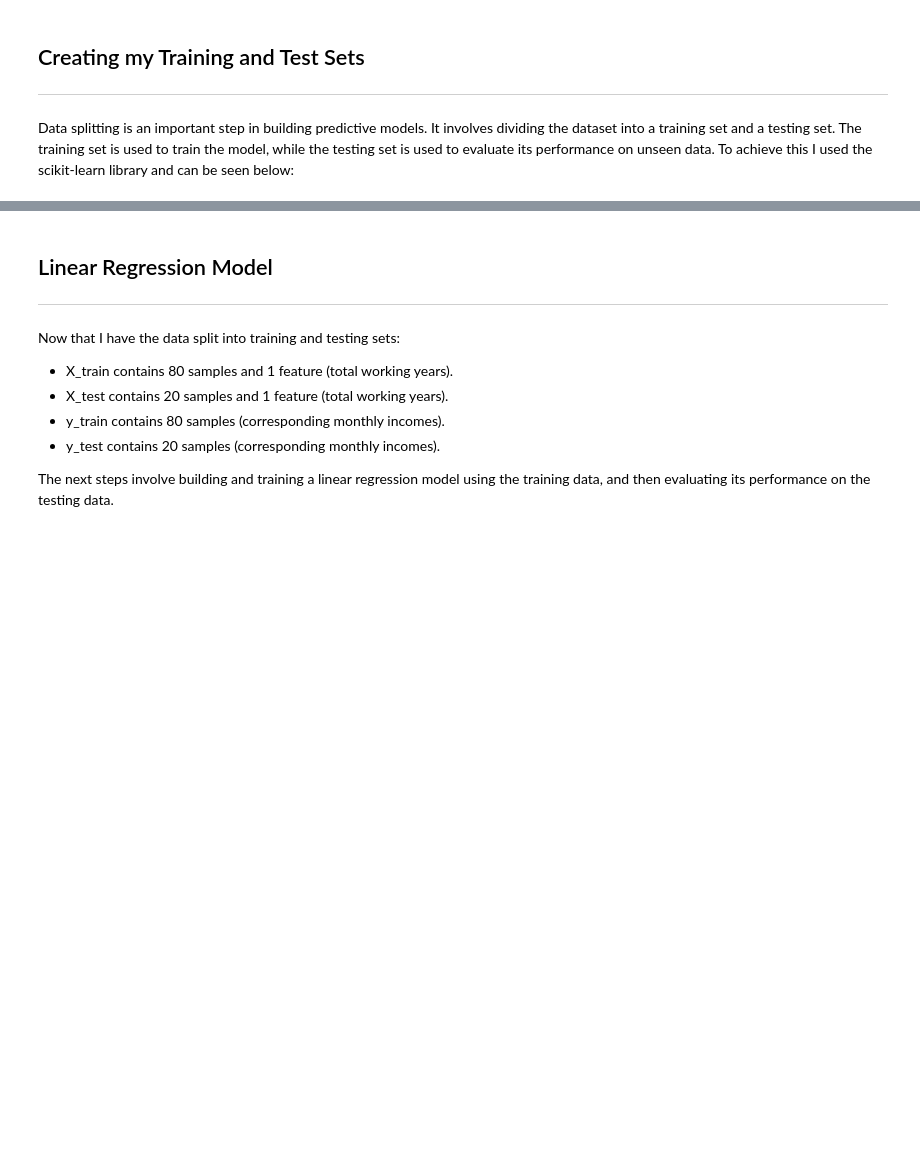
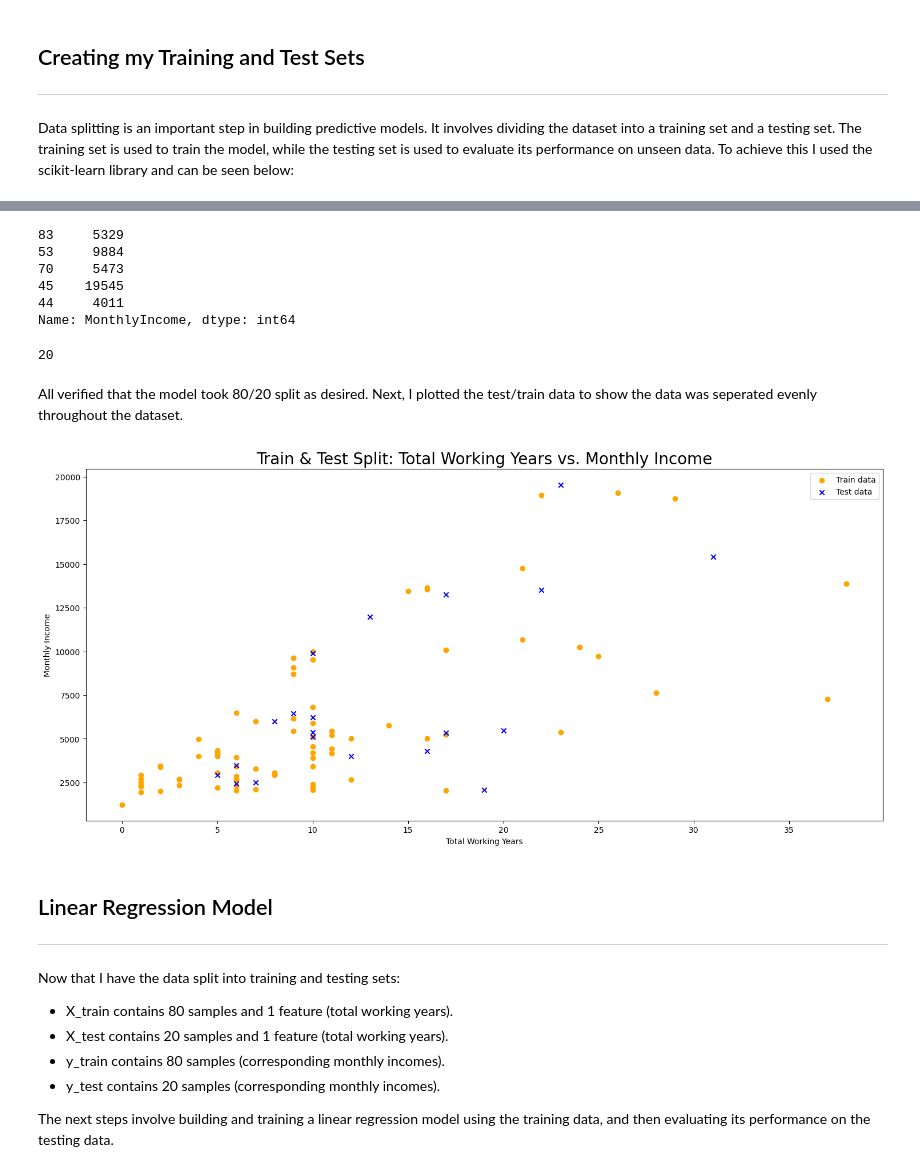
Before and after one commit to Cossie01/Machine-Learning-Stats-Assessment, a Jupyter notebook: Regression.ipynb, the cells around one changed output, grey strips where cells are left out. Drawn from its saved outputs; the diff is of its cells as text; code cells hidden in the pictures; blank space fills up the shorter version.

```diff
--- a/Regression.ipynb
+++ b/Regression.ipynb
@@ -172,15 +173,15 @@ Data splitting is an important step in building predictive models. It involves d
 # %%
 #Creating my training and testing sets
 #X is my independent variable and y is my dependent variable.
-X = new_DF[['TotalWorkingYears']]
+x = new_DF[['TotalWorkingYears']]
 y = new_DF['MonthlyIncome']
 
 #size is 20% of the data is sent to testing and spliting into training and test sets.
-X_train, X_test, y_train, y_test = train_test_split(X, y, test_size=0.2, random_state=42)
+x_train, x_test, y_train, y_test = train_test_split(x, y, test_size=0.2, random_state=42)
 
 #Printing the shapes of the resulting datasets.
-print("X_train shape:", X_train.shape)
-print("X_test shape:", X_test.shape)
+print("x_train shape:", x_train.shape)
+print("x_test shape:", x_test.shape)
 print("y_train shape:", y_train.shape)
 print("y_test shape:", y_test.shape)
 # %% [output]
@@ -191,3 +237,46 @@ y_test shape: (20,)
+# %%
+#Showing some of the test data.
+y_test.head()
+# %% [output]
+83     5329
+53     9884
+70     5473
+45    19545
+44     4011
+Name: MonthlyIncome, dtype: int64
+# %%
+#Checking the size of test data.
+x_test.index.size
+# %% [output]
+20
+# %% [markdown]
+All verified that the model took 80/20 split as desired. Next, I plotted the test/train data to show the data was seperated evenly throughout the dataset.
+# %%
+#Creating the figure & axis
+fig, ax = plt.subplots(figsize=(18, 8))
+
+#A Scatter plots for training data
+ax.scatter(x_train, y_train, marker='o', color='orange', label='Train data')
+
+#A Scatter plot for testing data
+ax.scatter(x_test, y_test, marker='x', color='blue', label='Test data')
+
+#Setting the Plot title
+ax.set_title('Train & Test Split: Total Working Years vs. Monthly Income', fontsize=20)
+
+#Setting X-axis label
+ax.set_xlabel('Total Working Years')
+
+#Setting the Y-axis label
+ax.set_ylabel('Monthly Income')
+
+#Show the legend
+ax.legend()
+
+#Asking the plot to be shown.
+plt.show()
+# %% [output]
+[figure, added]
 # %% [markdown]
 ## Linear Regression Model
 ---
```
Also changed, not shown: parts of 21 cells of this notebook.
